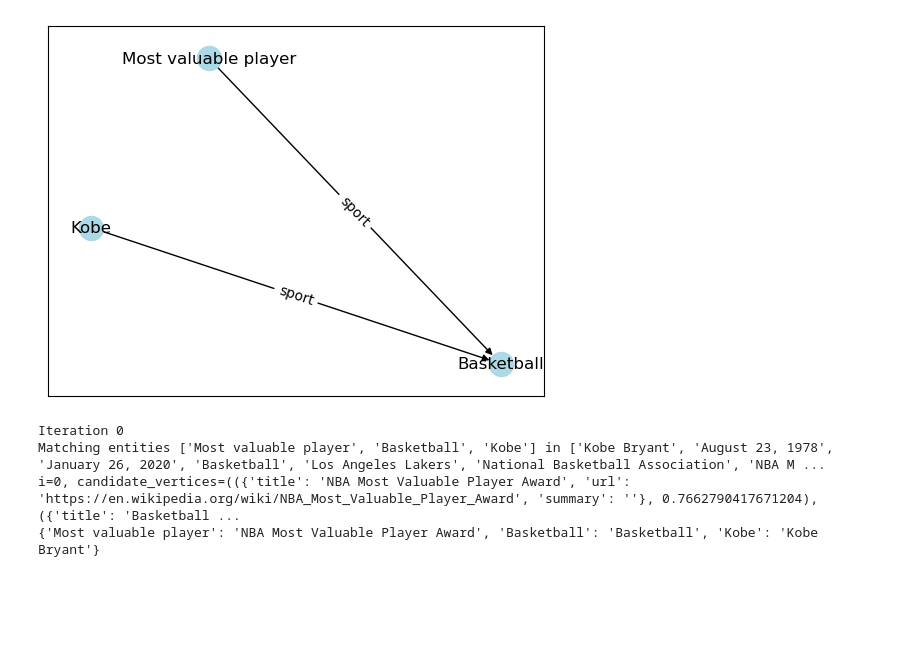
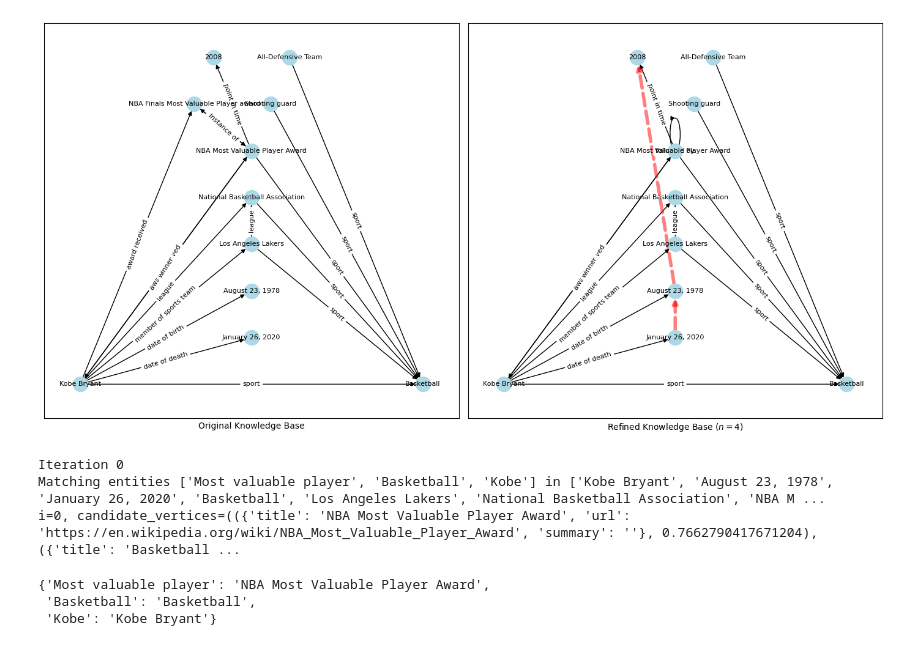
Before and after one commit to 000alen/cs152-final-project, a Jupyter notebook: main.ipynb, the cells around one changed output. Saved outputs shown, nothing was run; the diff lists cells and outputs as text; code cells hidden in the pictures; blank space fills up the shorter version.

```diff
--- a/main.ipynb
+++ b/main.ipynb
@@ -508,2 +93,5 @@ text = "Kobe Bean Bryant (August 23, 1978 – January 26, 2020) was an American
 # %%
 kb = from_text_to_kb(text, "")
+
+refined_kb = kb.copy()
+refined_kb.refine(n=2)
@@ -528,5 +97,0 @@ target_kb = KB.from_relations(
-# %%
-target_kb.plot()
-plt.show()
-# %% [output]
-[figure, removed]
@@ -627,9 +98,31 @@ def search(kb, query_kb, max_iterations=10, threshold=0.8, verbose=False):
+# %%
+fig, (ax1, ax2) = plt.subplots(1, 2, figsize=(14, 7), sharex=True, sharey=True)
+
+pos = plot(kb, ax=ax1)
+ax1.set_xlabel("Original Knowledge Base")
+
+pos = plot(refined_kb, ax=ax2, pos=pos)
+ax2.set_xlabel("Refined Knowledge Base ($n=4$)")
+
+plt.tight_layout()
+plt.show()
+# %% [output]
+[figure, added]
 # %%
-m = search(kb, target_kb, verbose=True, threshold=0.5)
+target_kb = KB.from_relations(
+    get_relations(
+        query,
+        "",
+    ),
+    similarity_threshold=0.9,
+)
 
-print(m)
+mapping = search(kb, target_kb, verbose=True, threshold=0.5)
+mapping
 # %% [output]
 Iteration 0
 Matching entities ['Most valuable player', 'Basketball', 'Kobe'] in ['Kobe Bryant', 'August 23, 1978', 'January 26, 2020', 'Basketball', 'Los Angeles Lakers', 'National Basketball Association', 'NBA M ...
 i=0, candidate_vertices=(({'title': 'NBA Most Valuable Player Award', 'url': 'https://en.wikipedia.org/wiki/NBA_Most_Valuable_Player_Award', 'summary': ''}, 0.7662790417671204), ({'title': 'Basketball ...
-{'Most valuable player': 'NBA Most Valuable Player Award', 'Basketball': 'Basketball', 'Kobe': 'Kobe Bryant'}
+{'Most valuable player': 'NBA Most Valuable Player Award',
+ 'Basketball': 'Basketball',
+ 'Kobe': 'Kobe Bryant'}
```
Also changed, not shown: parts of 23 cells of this notebook, 4 other files.
